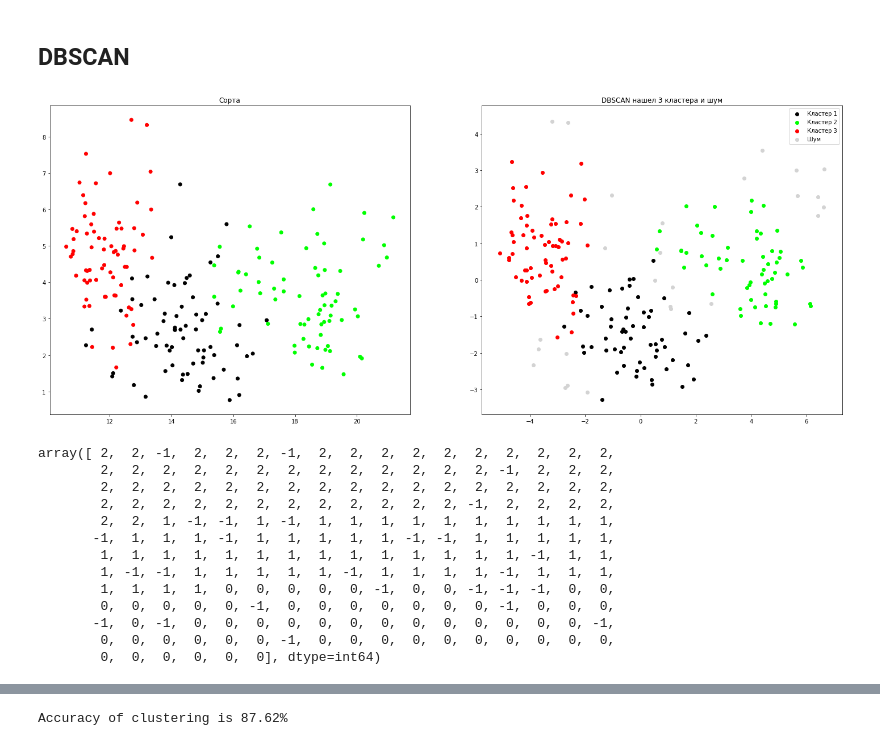
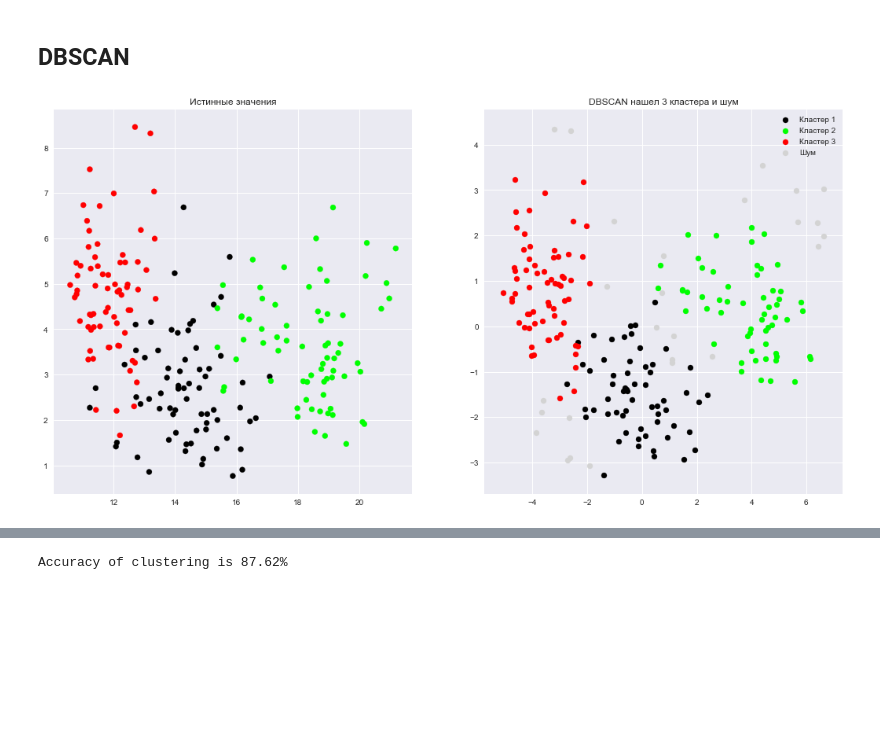
Before and after one commit to PereverzevVV/Data-clustering-algorithms, a Jupyter notebook: Семена.ipynb, the cells around one changed output, grey strips where cells are left out. Drawn from its saved outputs; the diff is of its cells as text; code cells hidden in the pictures; blank space fills up the shorter version.

```diff
--- a/Семена.ipynb
+++ b/Семена.ipynb
@@ -80,13 +75,14 @@ for i in range(len(seed_target)):
     else:
         seed_target[i] = 1
 # %%
-plt.figure(figsize=(14,7))
+plt.style.use('seaborn')
+plt.figure(figsize=(18, 9))
 
 colormap = np.array(['red', 'lime', 'black'])
 
 plt.subplot(1, 2, 1)
 plt.scatter(seeds.area, seeds.asymmetry, c=colormap[seed_target])
-plt.title('Сорта')
+plt.title('Истинные значения')
 
 plt.subplot(1, 2, 2)
 plt.scatter(seeds.area, seeds.asymmetry, c=colormap[pred_small])
@@ -118,35 +140,34 @@ dn = dendrogram(ie,
 ## DBSCAN
 # %%
 # Определяем модель
-#dbscan = DBSCAN(eps=1.8, min_samples=5, algorithm='brute')
 dbscan = DBSCAN(eps=1.08, min_samples=7, algorithm='brute')
 
 #Уменьшаем размерность
 pca = PCA(n_components=2).fit(seeds)
 pca_2d = pca.transform(seeds)
 
 # Обучаем
 dbscan.fit(seeds)
 
-# Строим в соответствии с пятью классами
-fig = plt.figure(figsize=(25, 10))
+# Строим график
+fig = plt.figure(figsize=(18, 9))
 plt.subplot(1, 2, 1)
 plt.scatter(seeds.area, seeds.asymmetry, c=colormap[seed_target])
-plt.title('Сорта')
+plt.title('Истинные значения')
 
 plt.subplot(1, 2, 2)
 for i in range(0, pca_2d.shape[0]):
     if dbscan.labels_[i] == 0:
         c1 = plt.scatter(pca_2d[i, 0], pca_2d[i, 1], c='black')
     elif dbscan.labels_[i] == 1:
         c2 = plt.scatter(pca_2d[i, 0], pca_2d[i, 1], c='lime')
     elif dbscan.labels_[i] == 2:
         c4 = plt.scatter(pca_2d[i, 0], pca_2d[i, 1], c='red')
     elif dbscan.labels_[i] == -1:
         c3 = plt.scatter(pca_2d[i, 0], pca_2d[i, 1], c='lightgrey')
 
 plt.legend([c1, c2, c4, c3], ['Кластер 1', 'Кластер 2', 'Кластер 3', 'Шум'])
 plt.title('DBSCAN нашел 3 кластера и шум')
 plt.show()
 # %% [output]
-[figure, old version]
+[figure, new version]
@@ -155,16 +173,0 @@ dbscan.labels_ = np.flipud(dbscan.labels_)
-# %%
-dbscan.labels_
-# %% [output]
-array([ 2,  2, -1,  2,  2,  2, -1,  2,  2,  2,  2,  2,  2,  2,  2,  2,  2,
-        2,  2,  2,  2,  2,  2,  2,  2,  2,  2,  2,  2,  2, -1,  2,  2,  2,
-        2,  2,  2,  2,  2,  2,  2,  2,  2,  2,  2,  2,  2,  2,  2,  2,  2,
-        2,  2,  2,  2,  2,  2,  2,  2,  2,  2,  2,  2, -1,  2,  2,  2,  2,
-        2,  2,  1, -1, -1,  1, -1,  1,  1,  1,  1,  1,  1,  1,  1,  1,  1,
-       -1,  1,  1,  1, -1,  1,  1,  1,  1,  1, -1, -1,  1,  1,  1,  1,  1,
-        1,  1,  1,  1,  1,  1,  1,  1,  1,  1,  1,  1,  1,  1, -1,  1,  1,
-        1, -1, -1,  1,  1,  1,  1,  1, -1,  1,  1,  1,  1, -1,  1,  1,  1,
-        1,  1,  1,  1,  0,  0,  0,  0,  0, -1,  0,  0, -1, -1, -1,  0,  0,
-        0,  0,  0,  0,  0, -1,  0,  0,  0,  0,  0,  0,  0, -1,  0,  0,  0,
-       -1,  0, -1,  0,  0,  0,  0,  0,  0,  0,  0,  0,  0,  0,  0,  0, -1,
-        0,  0,  0,  0,  0,  0, -1,  0,  0,  0,  0,  0,  0,  0,  0,  0,  0,
-        0,  0,  0,  0,  0,  0], dtype=int64)
```
Also changed, not shown: parts of 12 cells of this notebook.
